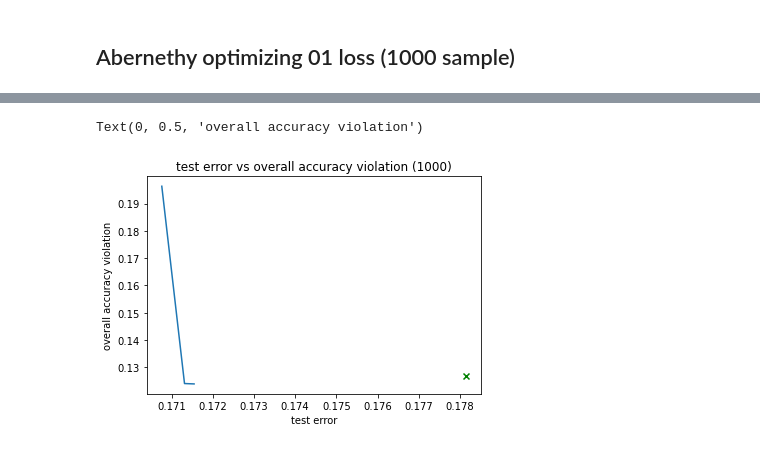
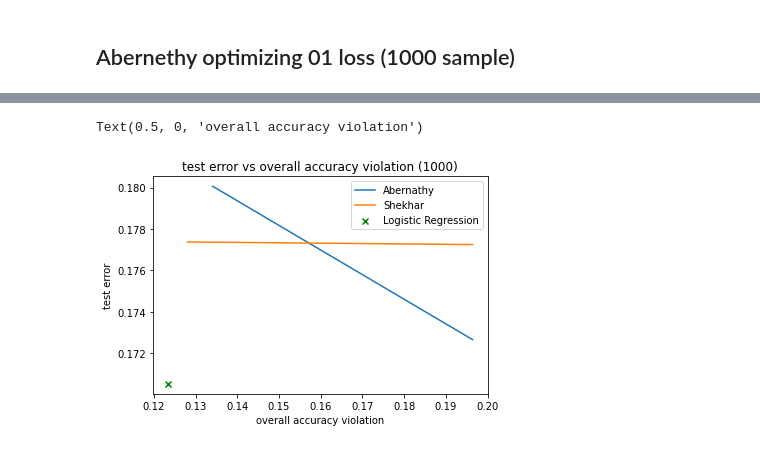
Before and after one commit to laurakn/undergrad_research_2022, a Jupyter notebook: lawrence/plot_Shehkar_equal_oppos.ipynb, the cells around one changed output, grey strips where cells are left out. Saved outputs shown, nothing was run; the diff lists cells and outputs as text; code cells hidden in the pictures.

Commit message:
plot

```diff
--- a/lawrence/plot_Shehkar_equal_oppos.ipynb
+++ b/lawrence/plot_Shehkar_equal_oppos.ipynb
@@ -127,9 +191,14 @@ for i in [0.0, 0.05, 0.1, 0.15, 0.2, 0.25, 0.3, 0.35, 0.4, 0.45, 0.5, 0.55, 0.6,
 # %%
-df = pd.DataFrame(df)
-df.columns = ["checkpoint","test error","demographic parity","equal odds","equal_opportunity","overall accuracy violation"]
+df_sh = pd.DataFrame(df_sh)
+df_sh.columns = ["checkpoint","test error","demographic parity","equal odds","equal_opportunity","overall accuracy violation"]
+df_ab = pd.DataFrame(df_ab)
+df_ab.columns = ["checkpoint","test error","demographic parity","equal odds","equal_opportunity","overall accuracy violation"]
 # %%
-sort = df.sort_values("test error")
+sort_ab = df_ab.sort_values("test error")
+sort_ab = df_ab.sort_values("test error")
 # %%
-test_error_frontier = [sort['test error'].iloc[0]]
-equal_opportunity_frontier = [sort['equal_opportunity'].iloc[0]]
+test_error_frontier_ab = [sort_ab['test error'].iloc[0]]
+equal_opportunity_frontier_ab = [sort_ab['equal_opportunity'].iloc[0]]
+test_error_frontier_sh = [sort_sh['test error'].iloc[0]]
+equal_opportunity_frontier_sh = [sort_sh['equal_opportunity'].iloc[0]]
 # %%
@@ -150,3 +230,4 @@ Text(0, 0.5, 'equal_opportunity violation')
 # %%
-df = sort.iloc[index]
+df_ab = sort_ab.iloc[index_ab]
+df_sh = sort_sh.iloc[index_sh]
 # %%
@@ -183,16 +284,26 @@ Text(0, 0.5, 'equal odds violation')
 # %%
-test_error_frontier = [df['test error'].iloc[0]]
-overall_acc_frontier = [df['overall accuracy violation'].iloc[0]]
-for i in range(len(index)):
-    if df['equal_opportunity'].iloc[i] < overall_acc_frontier[-1]:
-        overall_acc_frontier.append(df['overall accuracy violation'].iloc[i])
-        test_error_frontier.append(df['test error'].iloc[i])
+test_error_frontier_ab = [df_ab['test error'].iloc[0]]
+overall_acc_frontier_ab = [df_ab['overall accuracy violation'].iloc[0]]
+for i in range(len(index_ab)):
+    if df_ab['overall accuracy violation'].iloc[i] < overall_acc_frontier_ab[-1]:
+        overall_acc_frontier_ab.append(df_ab['overall accuracy violation'].iloc[i])
+        test_error_frontier_ab.append(df_ab['test error'].iloc[i])
 
-plt.plot(test_error_frontier, overall_acc_frontier)
-plt.scatter(baseline1.loc["test error"], baseline1.loc["overall accuracy violation"], marker='x', c="g")
+
+test_error_frontier_sh = [df_sh['test error'].iloc[0]]
+overall_acc_frontier_sh = [df_sh['overall accuracy violation'].iloc[0]]
+for i in range(len(index_sh)):
+    if df_sh['overall accuracy violation'].iloc[i] < overall_acc_frontier_sh[-1]:
+        overall_acc_frontier_sh.append(df_sh['overall accuracy violation'].iloc[i])
+        test_error_frontier_sh.append(df_sh['test error'].iloc[i])
+
+plt.plot(overall_acc_frontier_ab, test_error_frontier_ab, label="Abernathy")
+plt.plot(overall_acc_frontier_sh, test_error_frontier_sh, label="Shekhar")
+plt.scatter(baseline2.loc["overall accuracy violation"], baseline2.loc["test error"], marker='x', c="g", label='Logistic Regression')
+plt.legend()
 plt.title("test error vs overall accuracy violation (1000)")
-plt.xlabel("test error")
-plt.ylabel("overall accuracy violation")
+plt.ylabel("test error")
+plt.xlabel("overall accuracy violation")
 # %% [output]
-Text(0, 0.5, 'overall accuracy violation')
+Text(0.5, 0, 'overall accuracy violation')
-[figure, old version]
+[figure, new version]
```
Also changed, not shown: parts of 21 cells of this notebook, 1 other file.
